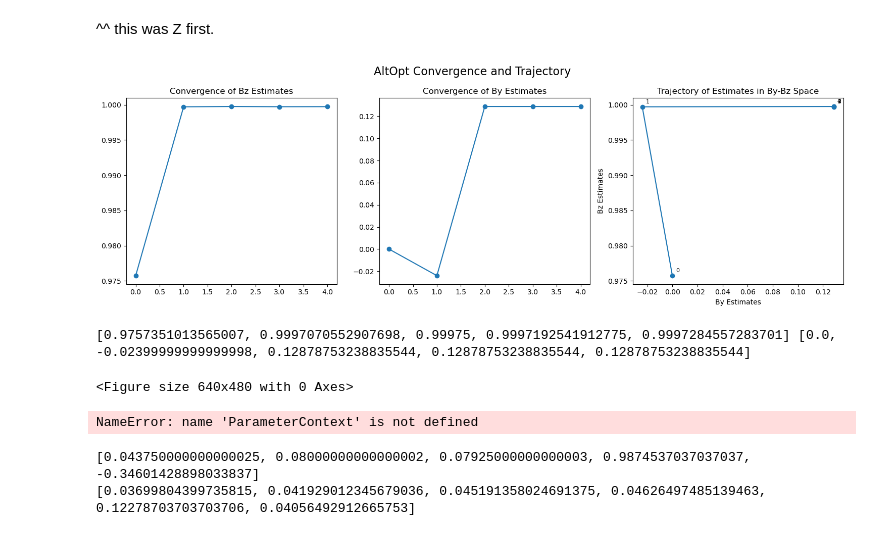
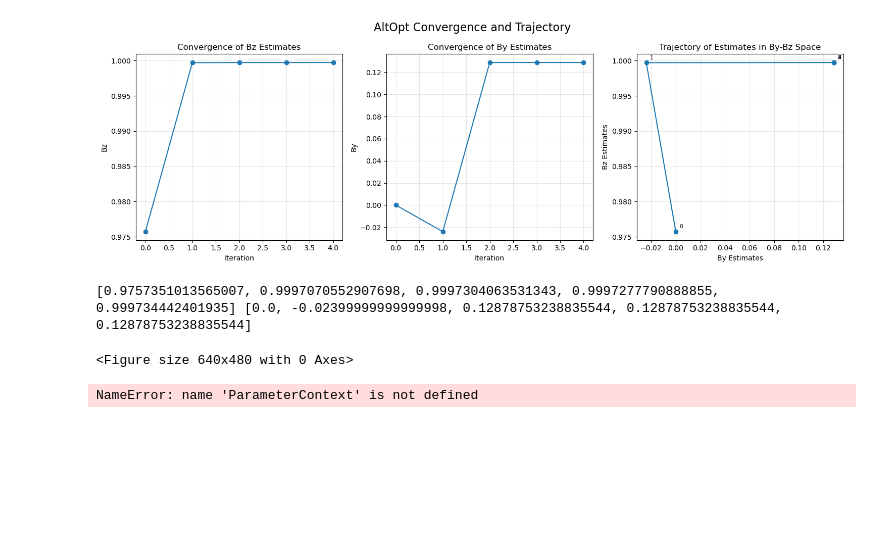
Before and after one commit to apranav22/bayesian_nmor, a Jupyter notebook: testrun.ipynb, the cells around one changed output. Drawn from its saved outputs; the diff is of its cells as text; code cells hidden in the pictures; blank space fills up the shorter version.

```diff
--- a/testrun.ipynb
+++ b/testrun.ipynb
@@ -40,12 +44,11 @@ Estimated Bz: 0.9997284557283701 (stable 3/2)
 Early stopping at iteration 4: Bz and By stable for >= 2 steps (tol_bz=0.0001, tol_by=0.0001).
-# %% [markdown]
-^^ this was Z first.
 # %%
+results[1].pop(0)  # remove first estimated by value for plotting consistency
 plot_altopt(DATASET3, *results)
 print(*results)
 # %% [output]
-[figure, old version]
+[figure, new version]
-[0.9757351013565007, 0.9997070552907698, 0.99975, 0.9997192541912775, 0.9997284557283701] [0.0, -0.02399999999999998, 0.12878753238835544, 0.12878753238835544, 0.12878753238835544]
+[0.9757351013565007, 0.9997070552907698, 0.9997304063531343, 0.9997277790888855, 0.999734442401935] [0.0, -0.02399999999999998, 0.12878753238835544, 0.12878753238835544, 0.12878753238835544]
 <Figure size 640x480 with 0 Axes>
 # %%
 DEFAULT_ALTOPT_PARAMS = ParameterContext(Est_First_Z=False)
@@ -54,9 +57,3 @@ plot_altopt(DATASET3, *results)
 print(*results)
 # %% [output]
 NameError: name 'ParameterContext' is not defined
-# %%
-print(results[0])
-print(results[1])
-# %% [output]
-[0.043750000000000025, 0.08000000000000002, 0.07925000000000003, 0.9874537037037037, -0.34601428898033837]
-[0.03699804399735815, 0.041929012345679036, 0.045191358024691375, 0.04626497485139463, 0.12278703703703706, 0.04056492912665753]
```
Also changed, not shown: parts of 3 cells of this notebook.
